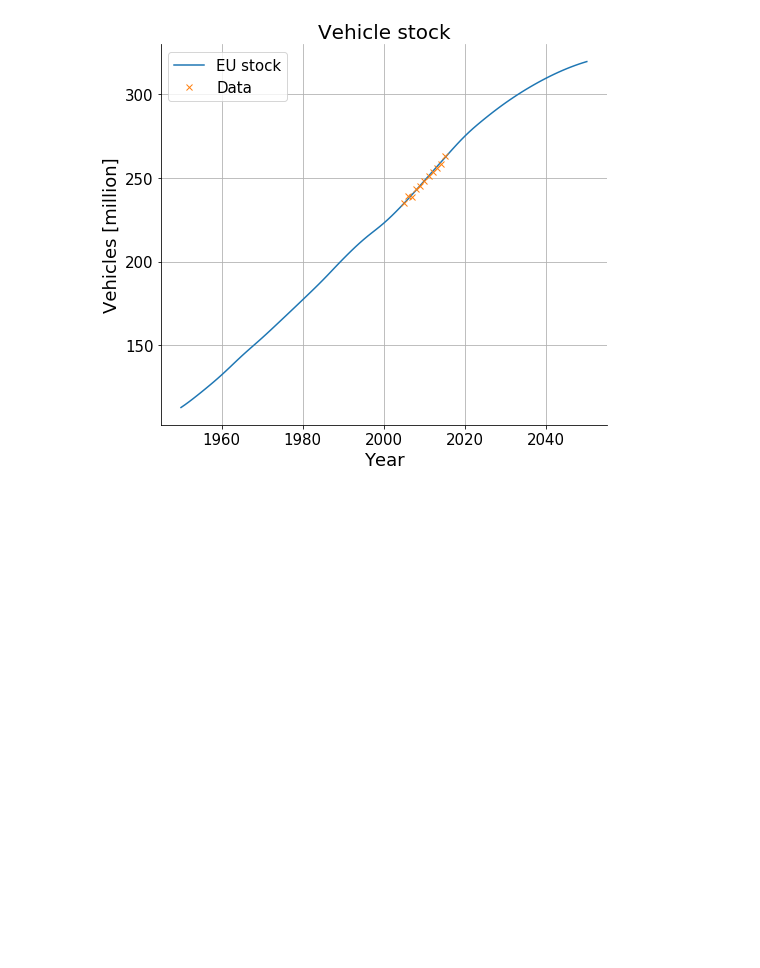
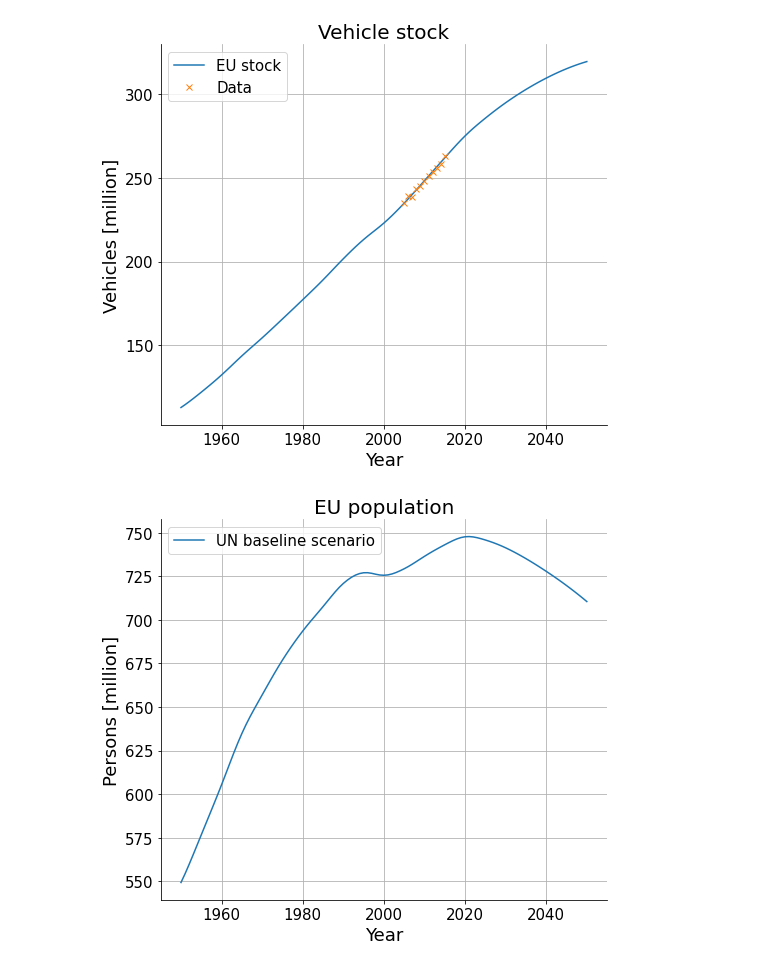
Before and after one commit to fernaag/V2G_in_EU, a Jupyter notebook: data/data_handling_scripts/vehicle_stock_regions.ipynb, the cells around one changed output. Saved outputs shown, nothing was run; the diff lists cells and outputs as text; code cells hidden in the pictures; blank space fills up the shorter version.

```diff
--- a/data/data_handling_scripts/vehicle_stock_regions.ipynb
+++ b/data/data_handling_scripts/vehicle_stock_regions.ipynb
@@ -296,2 +297,19 @@ ax.tick_params(axis='both', which='major', labelsize=15)
 # %% [output]
 [figure]
+# %%
+fig, ax = plt.subplots(figsize=(8,7))
+ax.plot(np.arange(1950, 2051),
+        population.value.values[0:101]/1000)
+ax.set_ylabel('Persons [million]',fontsize =18)
+right_side = ax.spines["right"]
+right_side.set_visible(False)
+top = ax.spines["top"]
+top.set_visible(False)
+plt.grid()
+ax.legend(['UN baseline scenario', 'Data'], loc='upper left',prop={'size':15})
+ax.set_title('EU population', fontsize=20)
+ax.set_xlabel('Year',fontsize =18)
+ax.tick_params(axis='both', which='major', labelsize=15)
+fig.savefig(os.path.join(os.getcwd(), 'SI', 'population'), dpi=600)
+# %% [output]
+[figure, added]
```
Also changed, not shown: parts of 2 cells of this notebook, 21 other files.
